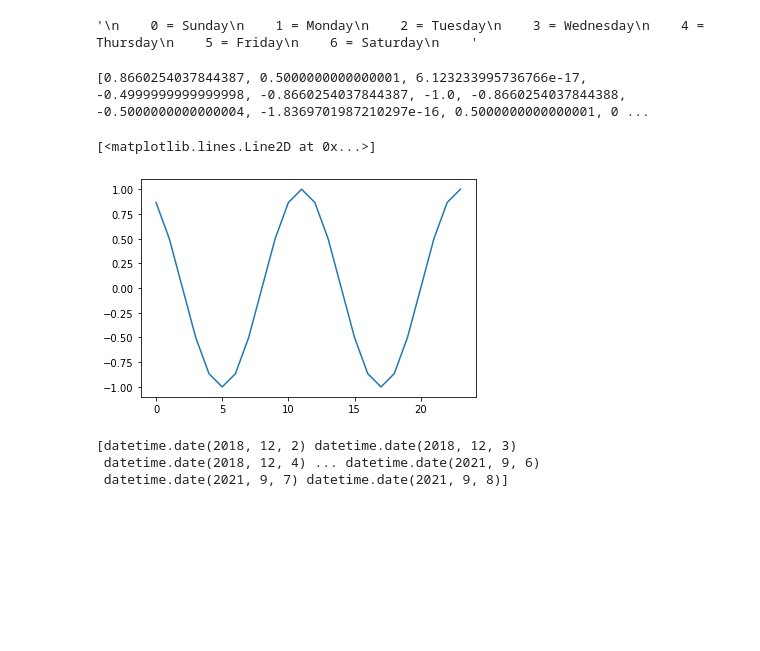
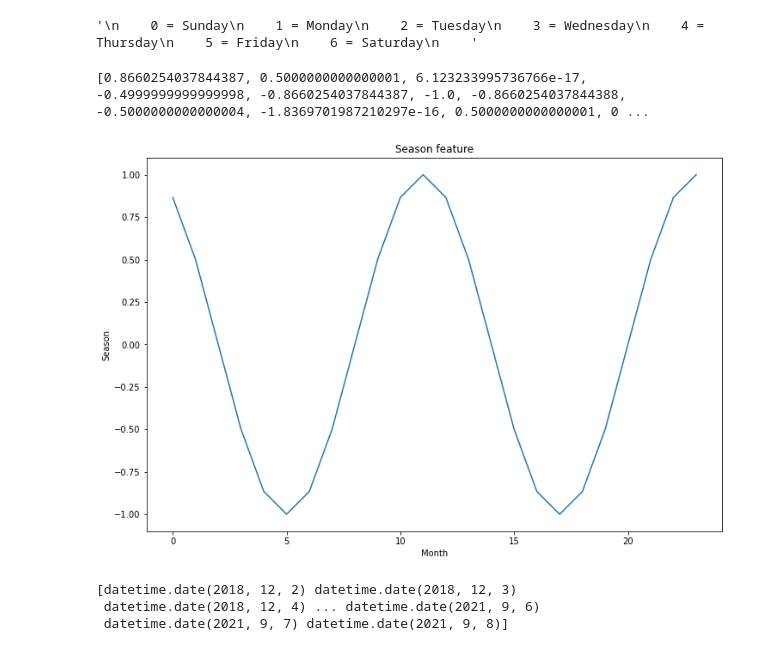
Before and after one commit to sjsivert/Masteroppgave, a Jupyter notebook: notebooks/multivariate_time_series_pipeline_exploration.ipynb, the cells around one changed output. Drawn from its saved outputs; the diff is of its cells as text; code cells hidden in the pictures; blank space fills up the shorter version.

```diff
--- a/notebooks/multivariate_time_series_pipeline_exploration.ipynb
+++ b/notebooks/multivariate_time_series_pipeline_exploration.ipynb
@@ -125,22 +125,26 @@ day_of _the week 6
 # %%
 from sklearn.preprocessing import MinMaxScaler, StandardScaler
 import math
 
 def  calculate_season(date: datetime) -> float:
     """
     Takes a number between 0 and 11 and returns a number between -1 and 1
     If the number is a month number close to christmas the number will be close to 1,
     if the number is close to summer, the number will be close to -1.
     """
     month = date.month
     return math.cos(math.pi * (month % 12 ) / 6)
 months = [ calculate_season(datetime(2000, x % 12 + 1, 1)) for x in range(0,24)]
 print(months)
+fig, ax = plt.subplots(figsize=(12, 8))
+plt.xlabel("Month")
+plt.ylabel("Season")
+plt.title("Season feature")
 plt.plot(months)
+plt.savefig("../MastersThesis/figs/code_generated/season_feature.png")
 # %% [output]
 [0.8660254037844387, 0.5000000000000001, 6.123233995736766e-17, -0.4999999999999998, -0.8660254037844387, -1.0, -0.8660254037844388, -0.5000000000000004, -1.8369701987210297e-16, 0.5000000000000001, 0 ...
-[<matplotlib.lines.Line2D at 0x...>]
-[figure, old version]
+[figure, new version]
 # %%
 def is_summer_based_on_month(month):
     if month in [6, 7, 8]:
```
